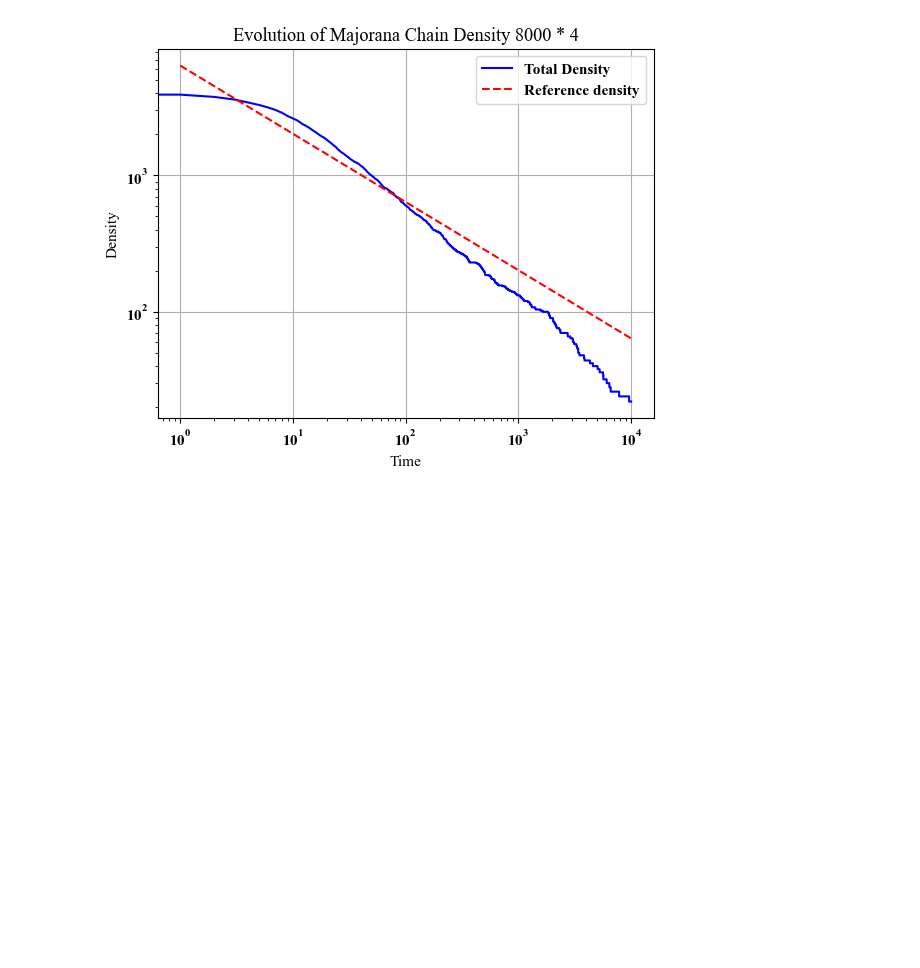
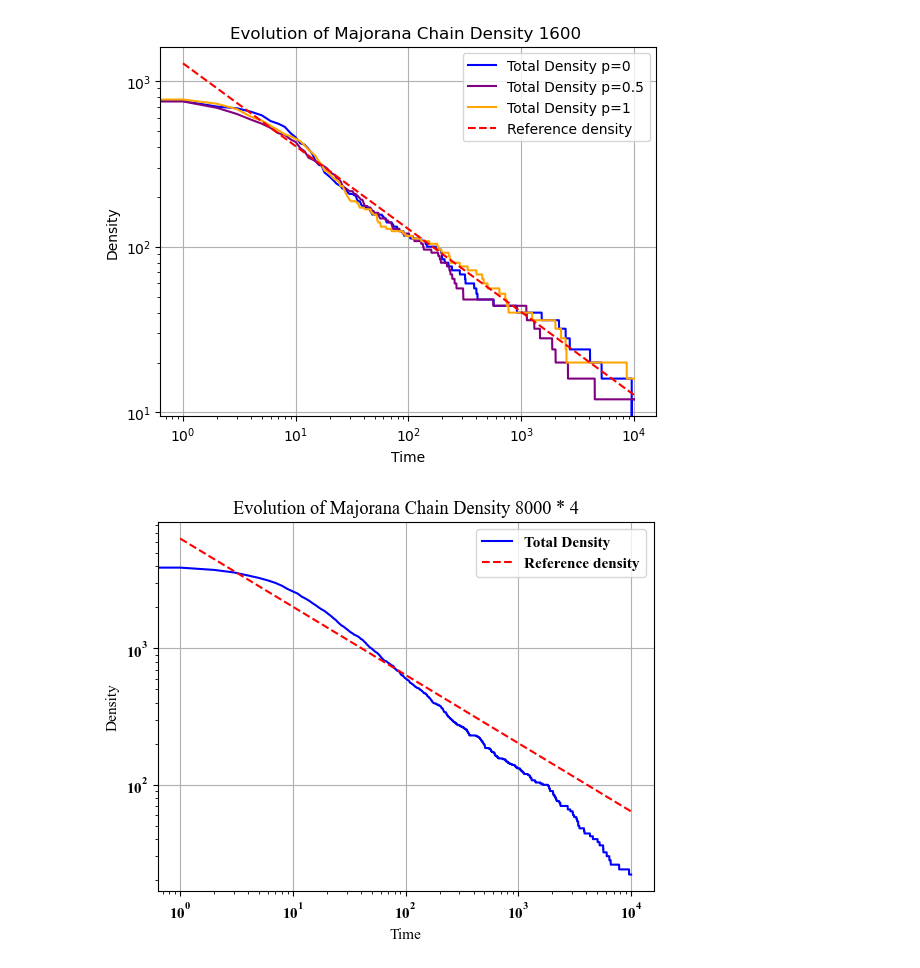
Before and after one commit to toM0dots/Majorana-Braiding, a Jupyter notebook: Two_layer.ipynb, the cells around one changed output. Saved outputs shown, nothing was run; the diff lists cells and outputs as text; code cells hidden in the pictures; blank space fills up the shorter version.

```diff
--- a/Majorana-Braiding/Majorana Project/Two_layer.ipynb
+++ b/Two_layer.ipynb
@@ -9,7 +9,7 @@ from typing import List
 
 
 
-def chain_builder(N, rho):
+def chain_builder_2L(N, rho):
     """
     having chain be a numpy array that the first column is the ferminonic number of the pair and the second column
     is the Majorana operator which can be assigned randomly at contact to simulate quantum randomness.
@@ -36,6 +36,17 @@ def hopping_annihilate(chain, p):
         if  chain[:, 2, 0].tolist().count(None) == N: #if all sites are empty
 
             return chain, 0
+        if chain[(i+hope_direction0) % N ][2][1] != None: #if the site is empty
+            r = random.random()
+            if r < p:
+                pair_i = np.where(chain[:, 2, 0] == chain[i][2][0])[0]
+                rows = np.where(chain[:, 2, 1] == chain[(i+hope_direction0) % N][2][0])[0]
+                outside_index_i = [x for x in rows_i if x != i][0]
+                outside_index = [x for x in rows if x != (i+hope_direction0)%N][0]
+                ferminoic_parity = chain[i][0][0]
+                chain[i][0][0] = chain[(i+hope_direction0) % N][0][1]
+                chain[(i+hope_direction0) % N][0][1] = ferminoic_parity
+                return chain, 0, 0
         if chain[i][0][0] == None: #if the site is empty
             pass
 
@@ -315,7 +326,3 @@ def S_A(chain, R):
     cnt = Counter(window)
     S_A_ = sum(min(c, 2) * 0.5 for c in cnt.values())
     return S_A_
-# %%
-chain = chain_builder(2000, 4)
-# chain, density = hopping_annihilate(chain)
-times, density = evolution_annihilate(chain, 10000, 0)
@@ -322,3 +629,29 @@ times, density = evolution_annihilate(chain, 10000, 0)
+# %%
+chain1 = chain_builder(400, 4)
+times1, density1 = evolution_annihilate_2L(chain1, 10000, 0)
+chain2 = chain_builder(400, 4)
+times2, density2 = evolution_annihilate_2L(chain2, 10000, 0.5)
+chain3 = chain_builder(400, 4)
+times3, density3 = evolution_annihilate_2L(chain3, 10000, 1)
+
+density_ref = 1600*4/(math.sqrt(8 * math.pi) * np.sqrt(times1[1:]))
+# plt.plot(times1, (density1[:, 1]+ density1[:, 0]), label='Total Density', color='blue')
+
+plt.plot(times1, (density1[:, 1]+ density1[:, 0]), label='Total Density p=0', color='blue')
+plt.plot(times2, (density2[:, 1]+ density2[:, 0]), label='Total Density p=0.5', color='purple')
+plt.plot(times3, (density3[:, 1]+ density3[:, 0]), label='Total Density p=1', color='orange')
+plt.plot(times1[1:], density_ref, label='Reference density', color='red', linestyle='--')
+plt.xlabel('Time')
+plt.ylabel('Density')
+plt.xscale('log')
+plt.yscale('log')
+plt.title(f'Evolution of Majorana Chain Density {len(chain1)} ')
+# plt.xlim(0,6)
+plt.legend()
+plt.grid()
+plt.show()
+# %% [output]
+[figure, added]
 # %%
 density_ref = 16000/(math.sqrt(2 * math.pi) * np.sqrt(times[1:]))
 plt.plot(times, density[:, 1]+ density[:, 0], label='Total Density', color='blue')
```
Also changed, not shown: parts of 1 cell of this notebook, 5 other files.
